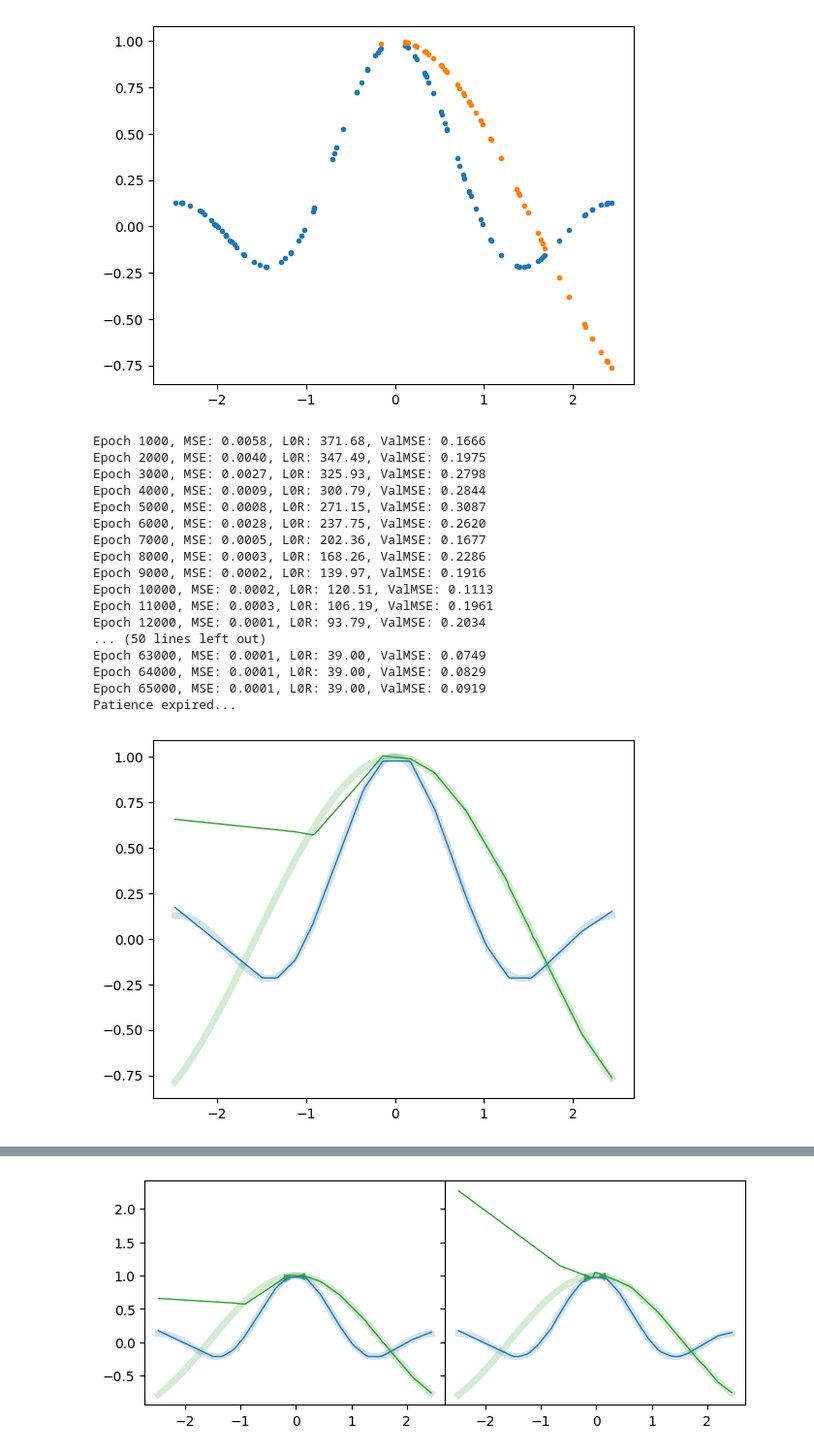
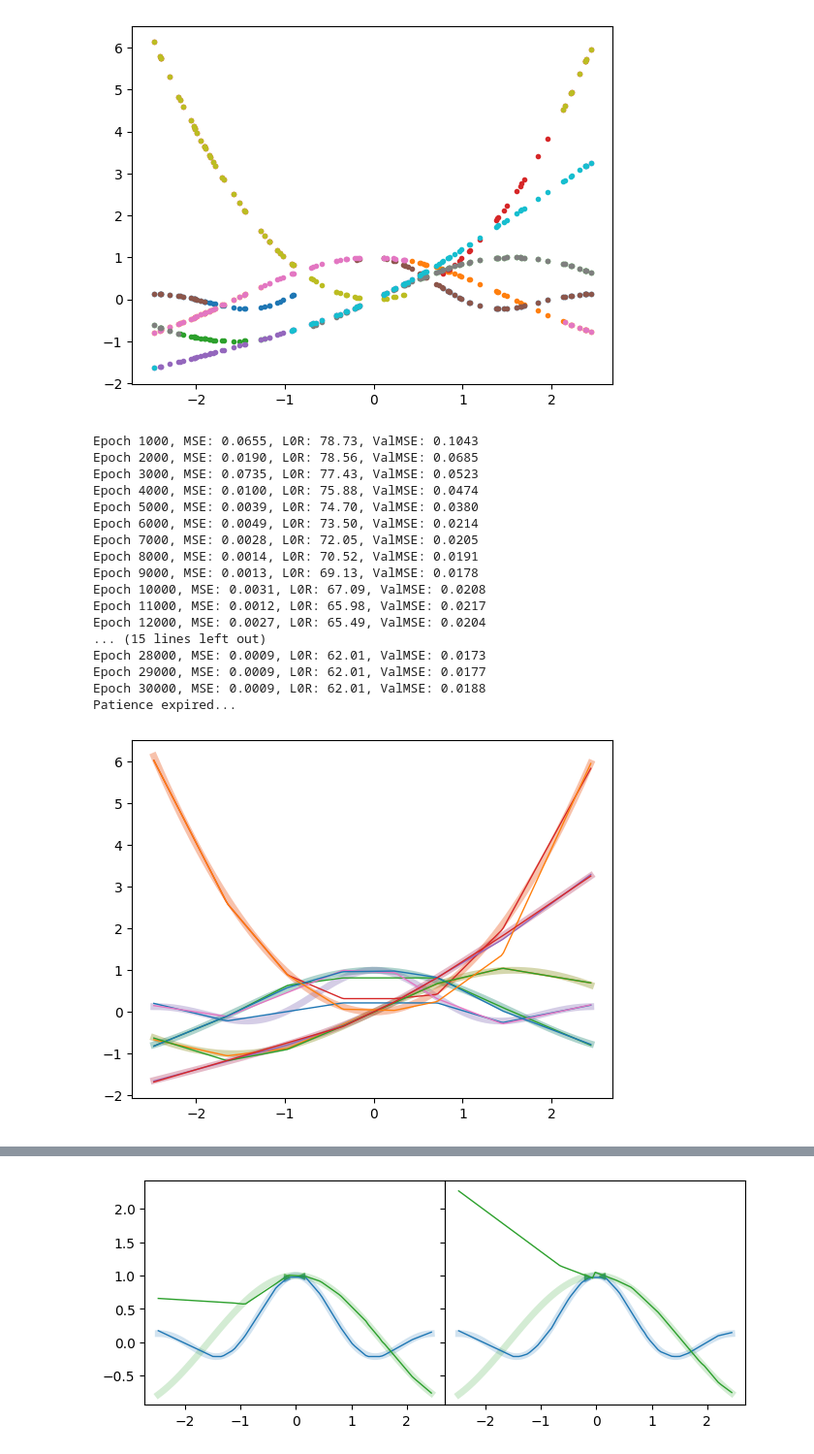
Before and after one commit to reinhart-group/sparsenn, a Jupyter notebook: examples/sparse_learning.ipynb, the cells around one changed output, grey strips where cells are left out. Shown at 97% size. Saved outputs shown, nothing was run; the diff lists cells and outputs as text; code cells hidden in the pictures.

```diff
--- a/examples/sparse_learning.ipynb
+++ b/examples/sparse_learning.ipynb
@@ -20,22 +20,17 @@ def cos_activation(x):
 def sinc_activation(x):
     return np.sinc(x)
 
-# task_list = [
-#     sin_activation,
-#     square_activation,
-#     bent_activation,
-#     cos_activation,
-#     sinc_activation,
-# ]
-
 task_list = [
     sinc_activation,
     cos_activation,
-]
+    sin_activation,
+    square_activation,
+    bent_activation,
+] * 2
 
 input_dim = 1
-extrapolate = True
-full_tasks = [0]
+extrapolate = False
+full_tasks = []
 
 # generate data
 np.random.seed(0)
@@ -50,8 +45,9 @@ for task in task_list:
     y_train = np.hstack([y_train, task(x_train) + np.random.randn(x_train.shape[0], x_train.shape[1]) * delta_mag])
     y_valid = np.hstack([y_valid, task(x_valid) + np.random.randn(x_valid.shape[0], x_valid.shape[1]) * delta_mag])
 
-missing_frac = 0.5
+missing_frac = 0.33
 for i, _ in enumerate(task_list):
+    np.random.seed(i)
     if extrapolate:
         if np.random.rand() < 0.5:
             lo_pct = 0  # start at left boundary
@@ -75,13 +71,13 @@ y_valid = torch.tensor(y_valid).float()
 for i in range(y_train.shape[1]):
     plt.plot(x_train, y_train[:, i], '.')
 # %% [output]
-[figure, old version]
+[figure, new version]
 # %%
 from torch import nn, optim
 import sparsenn
 
 input_dim = x_train.shape[1]
-hidden_dim = (16, 16, 16, )
+hidden_dim = (8, )
 output_dim = y_train.shape[1]
 
 model = sparsenn.RegularizedMLPwithSkips(input_dim, hidden_dim, output_dim, activation=nn.ReLU())
@@ -128,44 +124,44 @@ for epoch in range(max_epochs):
         print('Patience expired...')
         break
 # %% [output]
-Epoch 1000, MSE: 0.0058, L0R: 371.68, ValMSE: 0.1666
-Epoch 2000, MSE: 0.0040, L0R: 347.49, ValMSE: 0.1975
-Epoch 3000, MSE: 0.0027, L0R: 325.93, ValMSE: 0.2798
-Epoch 4000, MSE: 0.0009, L0R: 300.79, ValMSE: 0.2844
-Epoch 5000, MSE: 0.0008, L0R: 271.15, ValMSE: 0.3087
-Epoch 6000, MSE: 0.0028, L0R: 237.75, ValMSE: 0.2620
-Epoch 7000, MSE: 0.0005, L0R: 202.36, ValMSE: 0.1677
-Epoch 8000, MSE: 0.0003, L0R: 168.26, ValMSE: 0.2286
-Epoch 9000, MSE: 0.0002, L0R: 139.97, ValMSE: 0.1916
-Epoch 10000, MSE: 0.0002, L0R: 120.51, ValMSE: 0.1113
-Epoch 11000, MSE: 0.0003, L0R: 106.19, ValMSE: 0.1961
-Epoch 12000, MSE: 0.0001, L0R: 93.79, ValMSE: 0.2034
-... (50 lines left out)
-Epoch 63000, MSE: 0.0001, L0R: 39.00, ValMSE: 0.0749
-Epoch 64000, MSE: 0.0001, L0R: 39.00, ValMSE: 0.0829
-Epoch 65000, MSE: 0.0001, L0R: 39.00, ValMSE: 0.0919
+Epoch 1000, MSE: 0.0655, L0R: 78.73, ValMSE: 0.1043
+Epoch 2000, MSE: 0.0190, L0R: 78.56, ValMSE: 0.0685
+Epoch 3000, MSE: 0.0735, L0R: 77.43, ValMSE: 0.0523
+Epoch 4000, MSE: 0.0100, L0R: 75.88, ValMSE: 0.0474
+Epoch 5000, MSE: 0.0039, L0R: 74.70, ValMSE: 0.0380
+Epoch 6000, MSE: 0.0049, L0R: 73.50, ValMSE: 0.0214
+Epoch 7000, MSE: 0.0028, L0R: 72.05, ValMSE: 0.0205
+Epoch 8000, MSE: 0.0014, L0R: 70.52, ValMSE: 0.0191
+Epoch 9000, MSE: 0.0013, L0R: 69.13, ValMSE: 0.0178
+Epoch 10000, MSE: 0.0031, L0R: 67.09, ValMSE: 0.0208
+Epoch 11000, MSE: 0.0012, L0R: 65.98, ValMSE: 0.0217
+Epoch 12000, MSE: 0.0027, L0R: 65.49, ValMSE: 0.0204
+... (15 lines left out)
+Epoch 28000, MSE: 0.0009, L0R: 62.01, ValMSE: 0.0173
+Epoch 29000, MSE: 0.0009, L0R: 62.01, ValMSE: 0.0177
+Epoch 30000, MSE: 0.0009, L0R: 62.01, ValMSE: 0.0188
 Patience expired...
 # %%
 from matplotlib import cm
 
 mt_model = model
 mt_model.eval()
 
 fig, ax = plt.subplots()
 
 x_arr = torch.linspace(x_train.min(), x_train.max(), 201)
 with torch.no_grad():
     output = mt_model(x_arr.unsqueeze(1))
 idx = np.argsort(x_train.numpy().flatten())
-colors = ['tab:blue', 'tab:green', 'tab:orange', 'tab:red', 'tab:purple', 'tab:pink']
+colors = ['tab:blue', 'tab:green', 'tab:orange', 'tab:red', 'tab:purple', 'tab:pink'] * 2
 # colors = cm.viridis(np.hstack([np.linspace(0, 0.25, 5), np.linspace(0.375, 0.625, 5), np.linspace(0.75, 1.0, 5)]))
 # colors = cm.viridis(np.linspace(0, 1, y_train.shape[1]))
 for i in range(y_train.shape[1]):
     ax.plot(x_arr, task_list[i](x_arr), '-', c=colors[i], lw=5, alpha=0.2, zorder=0)
     # ax.plot(x_train[idx], y_train[idx, i], '.', c=colors[i], alpha=0.33)
     ax.plot(x_arr, output.numpy()[:, i], '-', c=colors[i], lw=1.0, zorder=1)
 # %% [output]
-[figure, old version]
+[figure, new version]
 # %%
 # train the single task models
 st_models = []
```
Also changed, not shown: parts of 3 cells of this notebook, 14 other files.
